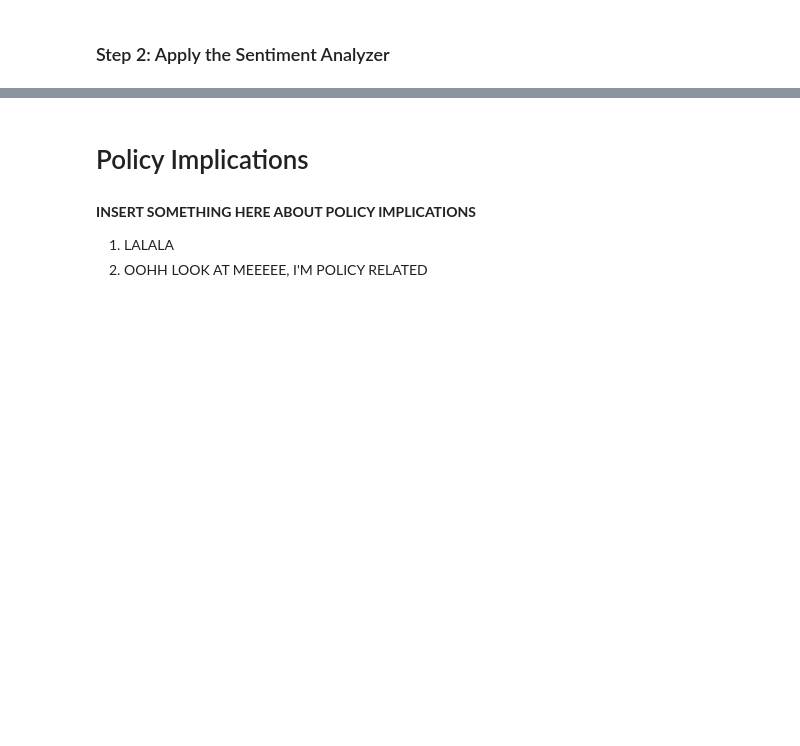
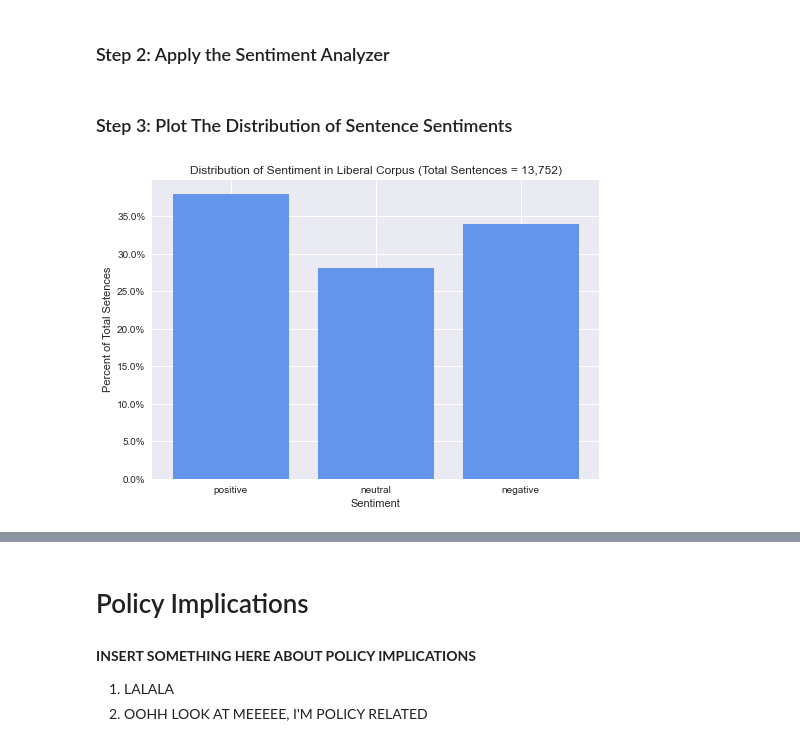
Before and after one commit to tobijegede/opinion-news-nlp, a Jupyter notebook: code/final-evaluating-liberal-conservative.ipynb, the cells around one changed output, grey strips where cells are left out. Saved outputs shown, nothing was run; the diff lists cells and outputs as text; code cells hidden in the pictures; blank space fills up the shorter version.

Commit message:
add sentiment analysis changes

```diff
--- a/code/final-evaluating-liberal-conservative.ipynb
+++ b/code/final-evaluating-liberal-conservative.ipynb
@@ -258,0 +345,29 @@ sia = SentimentIntensityAnalyzer()
+# %%
+#store all of the results from running sentiment analysis
+total_compound_scores_liberal, positive_sentences_liberal, negative_sentences_liberal, neutral_sentences_liberal = apply_sentiment_analysis(covid_sentences_liberal)
+total_compound_scores_conservative, positive_sentences_conservative, negative_sentences_conservative, neutral_sentences_conservative = apply_sentiment_analysis(covid_sentences_conservative)
+# %% [markdown]
+### Step 3: Plot The Distribution of Sentence Sentiments
+# %%
+#create a function for ploting
+def plot_sentiment_dist(positive, neutral, negative, pol_color, plot_title):
+
+    total_num_sentences = len(positive + neutral + negative)
+
+    plt.style.use('seaborn')
+
+    x = ["positive", "neutral", "negative"]
+    y = [len(positive)/total_num_sentences, len(neutral)/total_num_sentences, len(negative)/total_num_sentences]
+    plt.bar(x,y, color = pol_color)
+    plt.gca().yaxis.set_major_formatter(PercentFormatter(1)) #make the y-axis a percent
+    plt.xlabel('Sentiment')
+    #plt.xticks(rotation=45)
+    plt.ylabel('Percent of Total Setences')
+    plt.title(plot_title + " (Total Sentences = {:,})".format(total_num_sentences) )
+
+    plt.show()
+# %%
+#plot the liberal sentiment analysis distribution
+plot_sentiment_dist(positive_sentences_liberal, neutral_sentences_liberal, negative_sentences_liberal, "cornflowerblue",'Distribution of Sentiment in Liberal Corpus')
+# %% [output]
+[figure, added]
```
Also changed, not shown: parts of 10 cells of this notebook, 2 other files.
